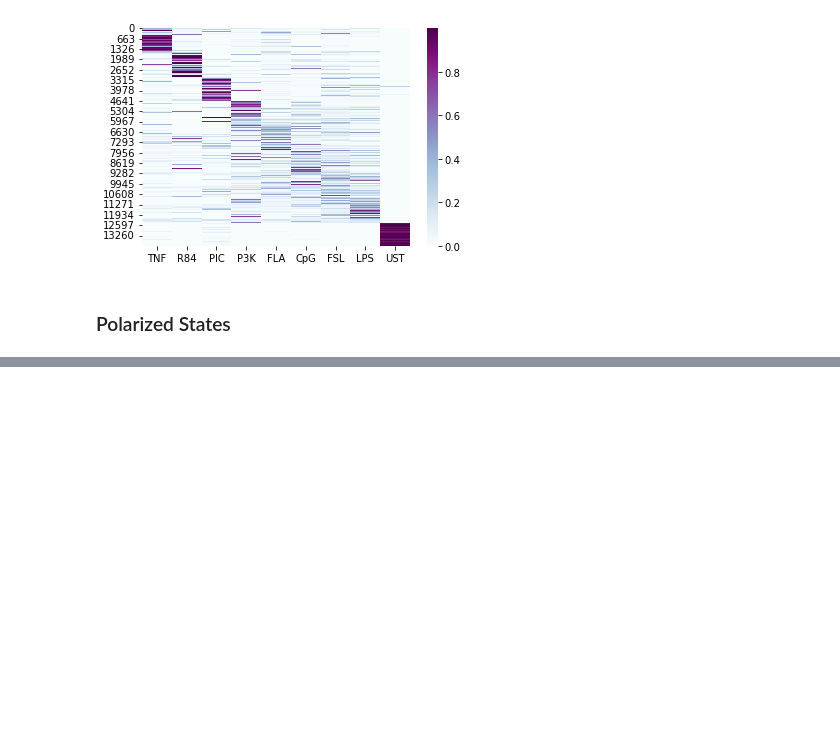
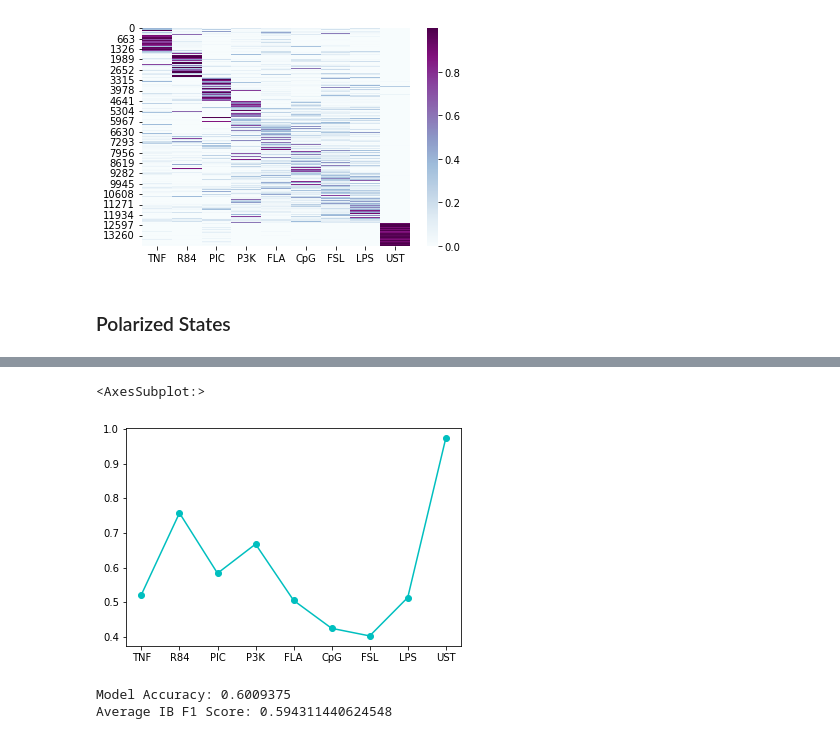
Before and after one commit to apple-soda/lstm-nfkb-dynamics, a Jupyter notebook: notebooks/manuscript-model.ipynb, the cells around one changed output, grey strips where cells are left out. Drawn from its saved outputs; the diff is of its cells as text; code cells hidden in the pictures; blank space fills up the shorter version.

```diff
--- a/notebooks/manuscript-model.ipynb
+++ b/notebooks/manuscript-model.ipynb
@@ -255,0 +445,11 @@ i4loader = torch.utils.data.DataLoader(i4test, batch_size=32, shuffle=True)
+# %%
+ibf1.plot(y = 'f1-score', style = 'co-')
+# %% [output]
+<AxesSubplot:>
+[figure, added]
+# %%
+print(f'Model Accuracy: {ib_accuracy}')
+print(f'Average IB F1 Score: {ib_average_f1}')
+# %% [output]
+Model Accuracy: 0.6009375
+Average IB F1 Score: 0.594311440624548
```
Also changed, not shown: parts of 38 cells of this notebook.
